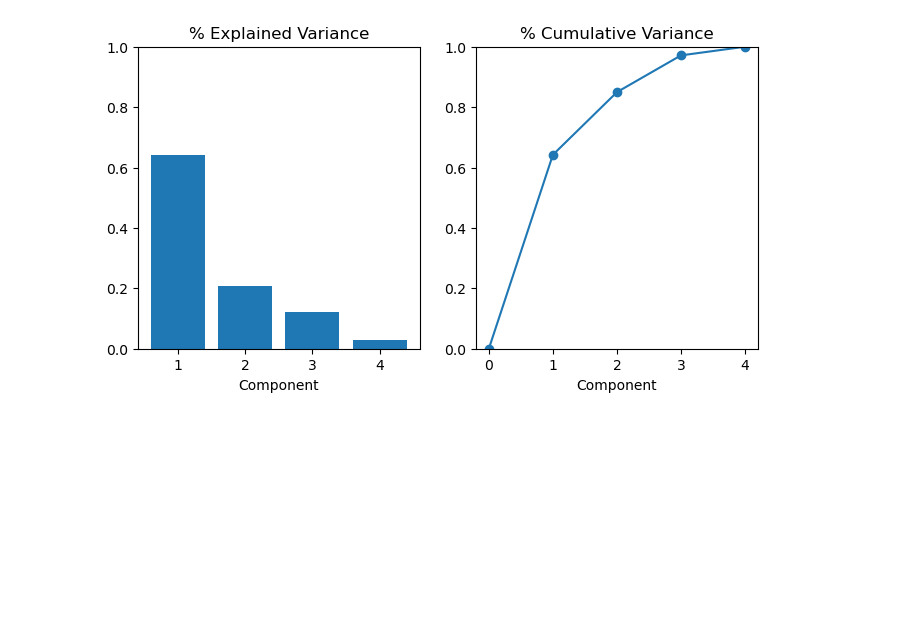
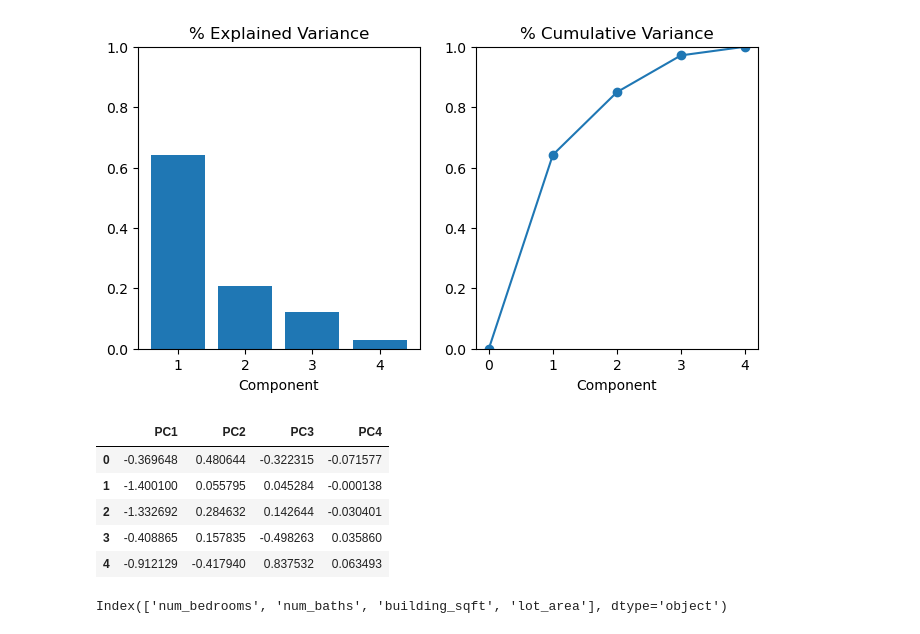
Before and after one commit to thedigitalchief/realestate-price-ml, a Jupyter notebook: analysis-models.ipynb, the cells around one changed output. Cells and saved outputs as stored; diff of their text form; code cells hidden in the pictures; blank space fills up the shorter version.

```diff
--- a/analysis-models.ipynb
+++ b/analysis-models.ipynb
@@ -218,3 +222,16 @@ array([<AxesSubplot:title={'center':'% Explained Variance'}, xlabel='Component'>
        <AxesSubplot:title={'center':'% Cumulative Variance'}, xlabel='Component'>],
       dtype=object)
 [figure]
+# %%
+X_pca.head()
+# %% [output]
+|  | PC1 | PC2 | PC3 | PC4 |
+| 0 | -0.369648 | 0.480644 | -0.322315 | -0.071577 |
+| 1 | -1.400100 | 0.055795 | 0.045284 | -0.000138 |
+| 2 | -1.332692 | 0.284632 | 0.142644 | -0.030401 |
+| 3 | -0.408865 | 0.157835 | -0.498263 | 0.035860 |
+| 4 | -0.912129 | -0.417940 | 0.837532 | 0.063493 |
+# %%
+X.columns
+# %% [output]
+Index(['num_bedrooms', 'num_baths', 'building_sqft', 'lot_area'], dtype='object')
```
Also changed, not shown: parts of 2 cells of this notebook.
